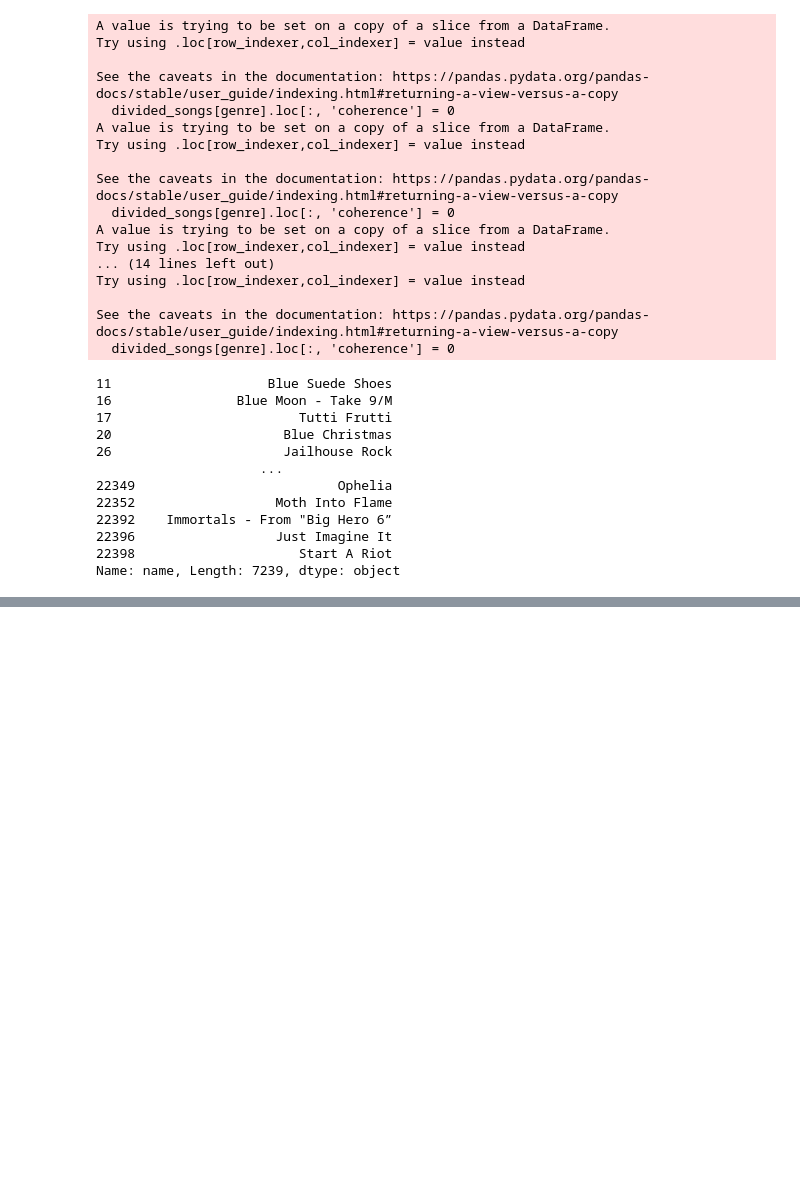
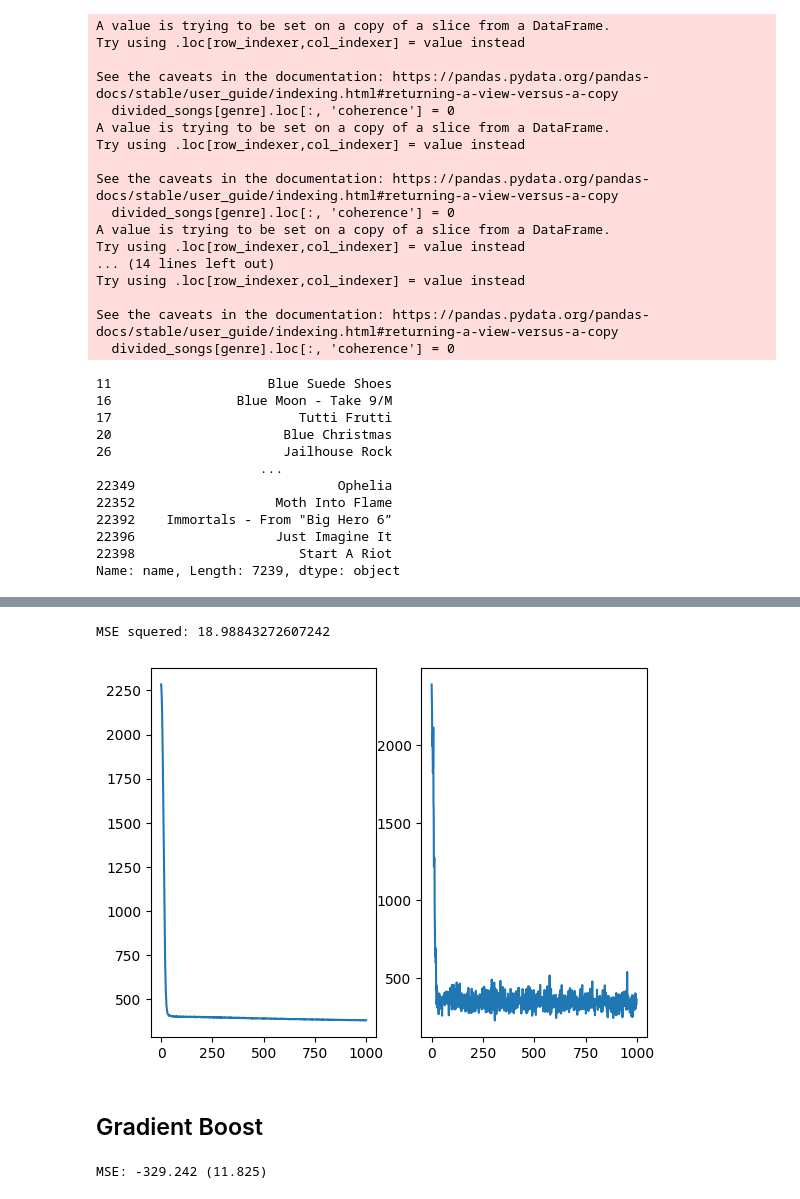
Before and after one commit to michal1010/song-recommendation-system, a Jupyter notebook: project.ipynb, the cells around one changed output, grey strips where cells are left out. Drawn from its saved outputs; the diff is of its cells as text; code cells hidden in the pictures; blank space fills up the shorter version.

Commit message:
Models implemented

```diff
--- a/project.ipynb
+++ b/project.ipynb
@@ -226,0 +238,2 @@ mutual_info
+# %%
+data_raw.loc[:, :] = data_raw.loc[:, :] .astype(float)
@@ -226,0 +249,3 @@ mutual_info
+# %%
+data_loader_train = data.DataLoader(train_dataset, batch_size=256, shuffle=True)
+data_loader_valid = data.DataLoader(valid_dataset, batch_size=256, shuffle=True)
@@ -226,0 +290,2 @@ mutual_info
+# %%
+device = torch.device('cpu')
@@ -226,0 +310,33 @@ mutual_info
+# %%
+device = torch.device('cpu')
+model = RegresionModel().to(device)
+criterion = nn.MSELoss()
+optimizer = optim.Adam(model.parameters(), lr=0.001)
+
+iters = []
+losses_train = []
+losses_valid = []
+
+for n in range(1000):
+    epoch_losses = []
+    for x, labels in iter(data_loader_train):
+        x, labels = x.to(device), labels.to(device)
+
+        model.train()
+        x = x.float()
+        out = model(x)
+        loss = criterion(out, labels)
+        loss.backward()
+        epoch_losses.append(loss.item())
+        optimizer.step()
+        optimizer.zero_grad()
+
+    loss_mean_train = np.array(epoch_losses).mean()
+    loss_valid = get_valid_loss(model, data_loader_valid)
+    iters.append(n)
+    losses_train.append(loss_mean_train)
+    loss_mean_valid = np.array(loss_valid).mean()
+    losses_valid.append(loss_mean_valid)
+
+    print(f"Train epoch {n} loss {loss_mean_train:.3}")
+    print(f'Valid epoch {n} loss {loss_mean_valid}')
@@ -226,0 +361,31 @@ mutual_info
+# %%
+fig, (ax1, ax2) = plt.subplots(1, 2)
+ax1.plot(iters[:], losses_train[:])
+ax2.plot(iters[:], losses_valid[:])
+print(f'MSE squered: {losses_valid[-1] ** (1/2)}')
+# %% [output]
+MSE squered: 18.98843272607242
+[figure, added]
+# %% [markdown]
+## Gradient Boost
+# %%
+from numpy import mean
+from numpy import std
+from sklearn.datasets import make_regression
+from sklearn.ensemble import GradientBoostingRegressor
+from sklearn.model_selection import cross_val_score
+from sklearn.model_selection import RepeatedKFold
+from matplotlib import pyplot
+from sklearn.impute import SimpleImputer
+# define dataset
+X, y = make_regression(n_samples=1000, n_features=10, n_informative=5, random_state=1)
+
+# evaluate the model
+model = GradientBoostingRegressor()
+cv = RepeatedKFold(n_splits=10, n_repeats=3, random_state=1)
+model = GradientBoostingRegressor()
+
+n_scores = cross_val_score(model, data_raw.iloc[:, :-1], data_raw.iloc[:, -1], scoring='neg_mean_squared_error', cv=cv, n_jobs=-1, error_score='raise')
+print('MSE: %.3f (%.3f)' % (mean(n_scores), std(n_scores)))
+# %% [output]
+MSE: -329.242 (11.825)
```
Also changed, not shown: parts of 17 cells of this notebook.
